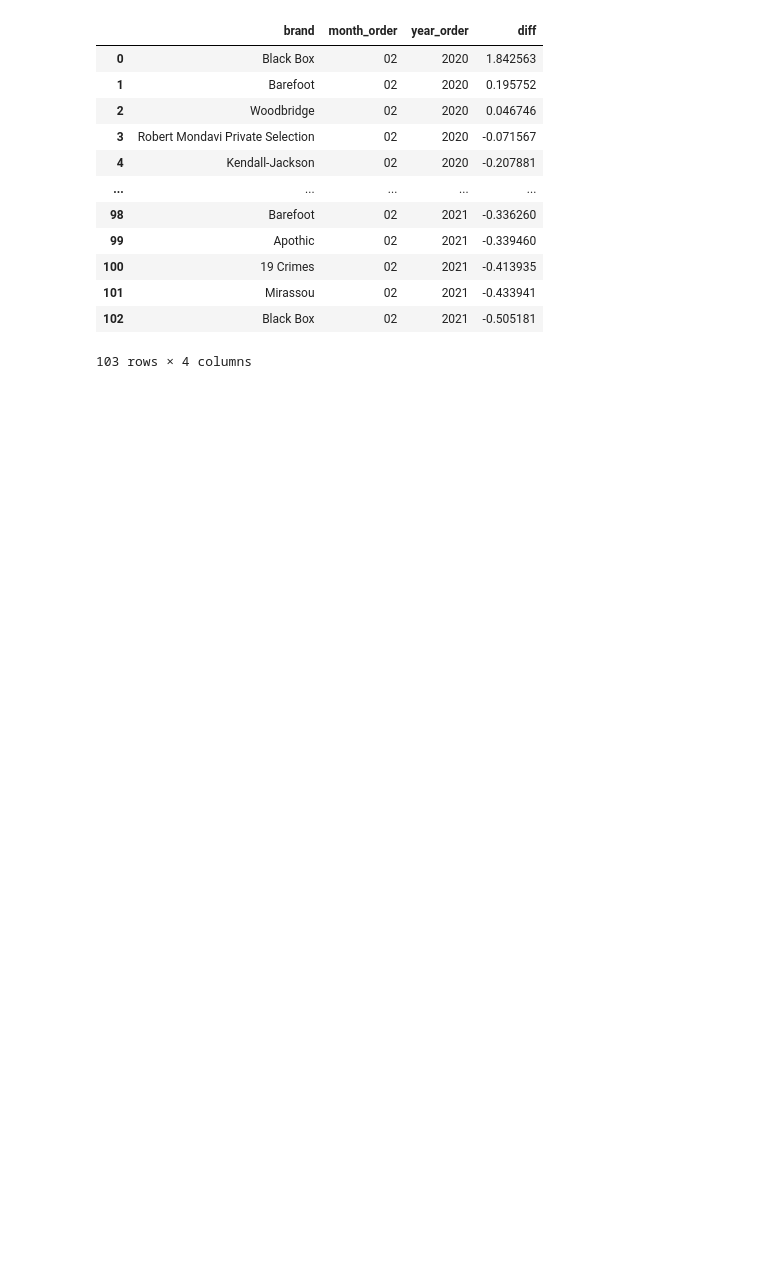
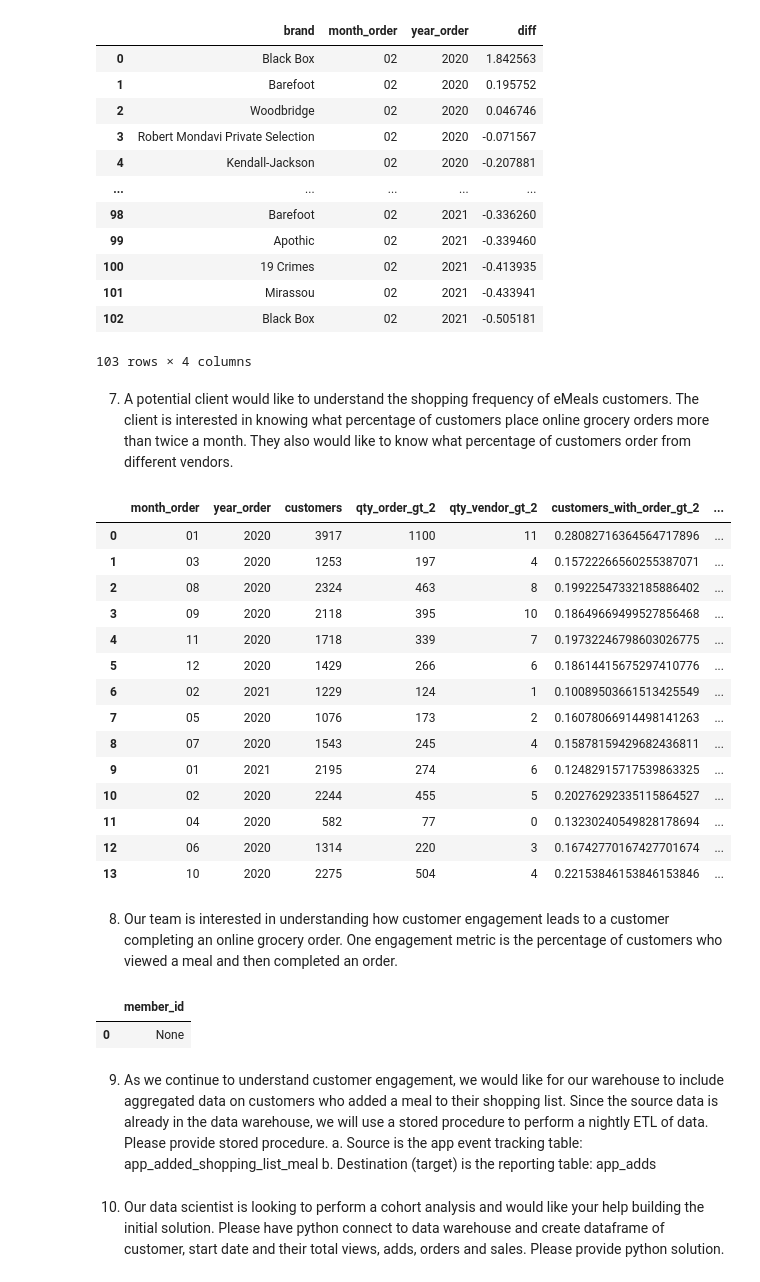
Before and after one commit to GusAlmeida93/emeals-challenge, a Jupyter notebook: challenge.ipynb, the cells around one changed output. Cells and saved outputs as stored; diff of their text form; code cells hidden in the pictures; blank space fills up the shorter version.

```diff
--- a/challenge.ipynb
+++ b/challenge.ipynb
@@ -315,3 +359,5 @@ result
 | 101 | Mirassou | 02 | 2021 | -0.433941 |
 | 102 | Black Box | 02 | 2021 | -0.505181 |
 103 rows × 4 columns
+# %% [markdown]
+7. A potential client would like to understand the shopping frequency of eMeals customers. The client is interested in knowing what percentage of customers place online grocery orders more than twice a month. They also would like to know what percentage of customers order from different vendors.
@@ -317,0 +408,21 @@ result
+# %%
+result = redshift_query(host, database, user, password, query)
+result
+# %% [output]
+|  | month_order | year_order | customers | qty_order_gt_2 | qty_vendor_gt_2 | customers_with_order_gt_2 | ... |
+| 0 | 01 | 2020 | 3917 | 1100 | 11 | 0.28082716364564717896 | ... |
+| 1 | 03 | 2020 | 1253 | 197 | 4 | 0.15722266560255387071 | ... |
+| 2 | 08 | 2020 | 2324 | 463 | 8 | 0.19922547332185886402 | ... |
+| 3 | 09 | 2020 | 2118 | 395 | 10 | 0.18649669499527856468 | ... |
+| 4 | 11 | 2020 | 1718 | 339 | 7 | 0.19732246798603026775 | ... |
+| 5 | 12 | 2020 | 1429 | 266 | 6 | 0.18614415675297410776 | ... |
+| 6 | 02 | 2021 | 1229 | 124 | 1 | 0.10089503661513425549 | ... |
+| 7 | 05 | 2020 | 1076 | 173 | 2 | 0.16078066914498141263 | ... |
+| 8 | 07 | 2020 | 1543 | 245 | 4 | 0.15878159429682436811 | ... |
+| 9 | 01 | 2021 | 2195 | 274 | 6 | 0.12482915717539863325 | ... |
+| 10 | 02 | 2020 | 2244 | 455 | 5 | 0.20276292335115864527 | ... |
+| 11 | 04 | 2020 | 582 | 77 | 0 | 0.13230240549828178694 | ... |
+| 12 | 06 | 2020 | 1314 | 220 | 3 | 0.16742770167427701674 | ... |
+| 13 | 10 | 2020 | 2275 | 504 | 4 | 0.22153846153846153846 | ... |
+# %% [markdown]
+8.	Our team is interested in understanding how customer engagement leads to a customer completing an online grocery order. One engagement metric is the percentage of customers who viewed a meal and then completed an order.
@@ -317,0 +442,12 @@ result
+# %%
+result = redshift_query(host, database, user, password, query)
+result
+# %% [output]
+|  | member_id |
+| 0 | None |
+# %% [markdown]
+9.	As we continue to understand customer engagement, we would like for our warehouse to include aggregated data on customers who added a meal to their shopping list. Since the source data is already in the data warehouse, we will use a stored procedure to perform a nightly ETL of data. Please provide stored procedure.</br>
+a.	Source is the app event tracking table:  app_added_shopping_list_meal</br>
+b.	Destination (target) is the reporting table:  app_adds
+# %% [markdown]
+10.	Our data scientist is looking to perform a cohort analysis and would like your help building the initial solution. Please have python connect to data warehouse and create dataframe of customer, start date and their total views, adds, orders and sales. Please provide python solution.
```
Also changed, not shown: parts of 19 cells of this notebook, 8 other files.
